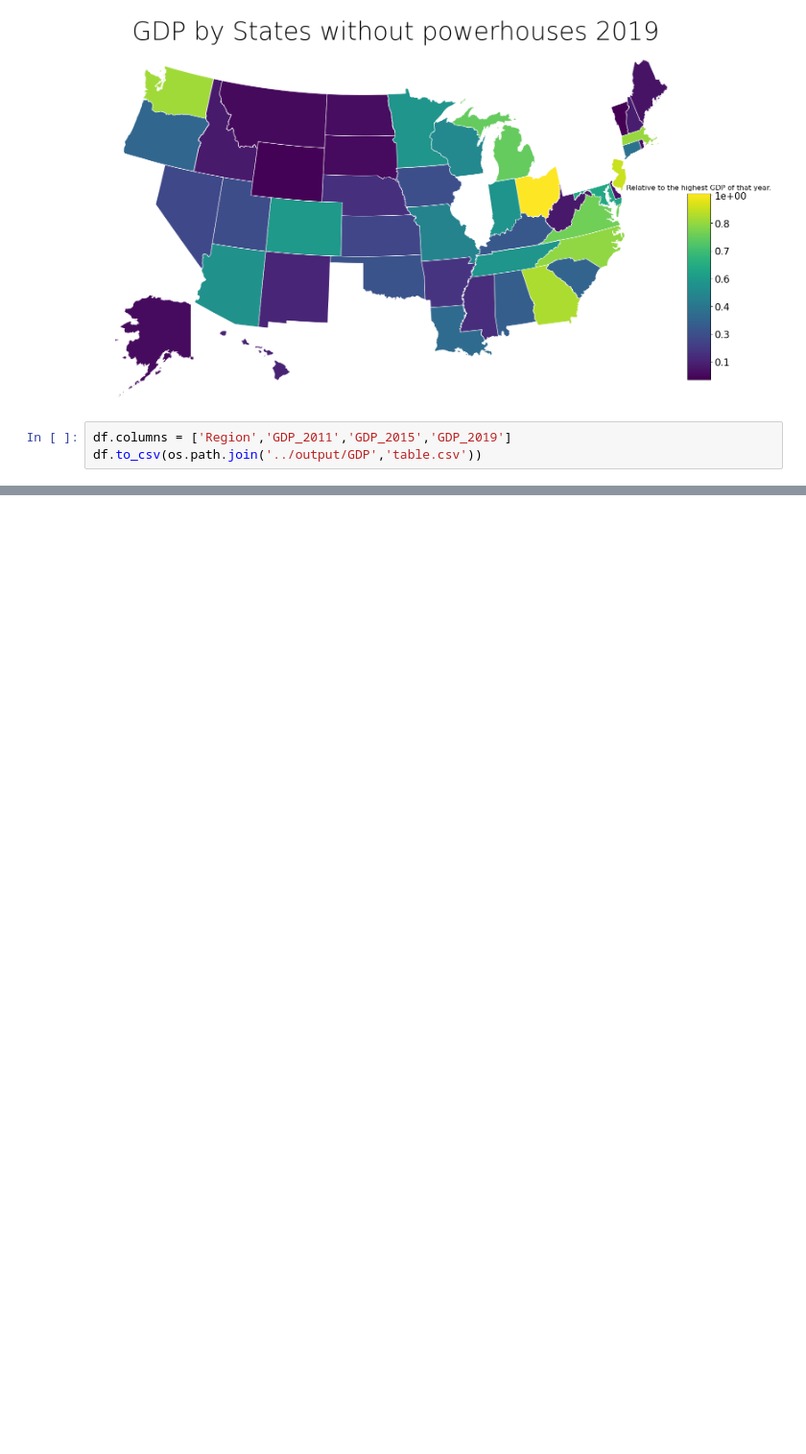
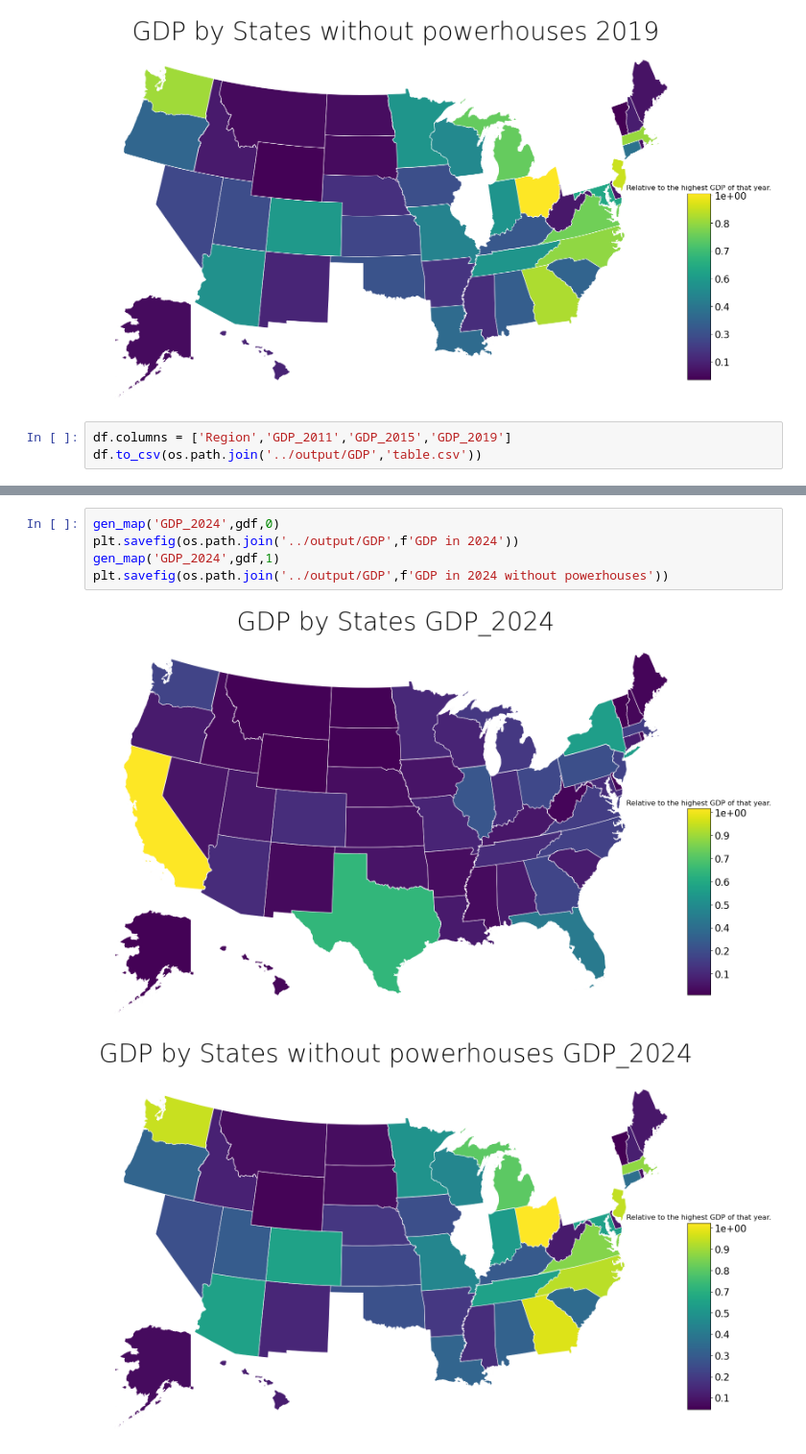
Before and after one commit to wurtylex/SRDatathon, a Jupyter notebook: src/GDP.ipynb, the cells around one changed output, grey strips where cells are left out. Shown at 96% size. Drawn from its saved outputs; the diff is of its cells as text; blank space fills up the shorter version.

```diff
--- a/src/GDP.ipynb
+++ b/src/GDP.ipynb
@@ -160,0 +174,8 @@ df.to_csv(os.path.join('../output/GDP','table.csv'))
+# %%
+gen_map('GDP_2024',gdf,0)
+plt.savefig(os.path.join('../output/GDP',f'GDP in 2024'))
+gen_map('GDP_2024',gdf,1)
+plt.savefig(os.path.join('../output/GDP',f'GDP in 2024 without powerhouses'))
+# %% [output]
+[figure, added]
+[figure, added]
```
Also changed, not shown: parts of 1 cell of this notebook, 5 other files.
